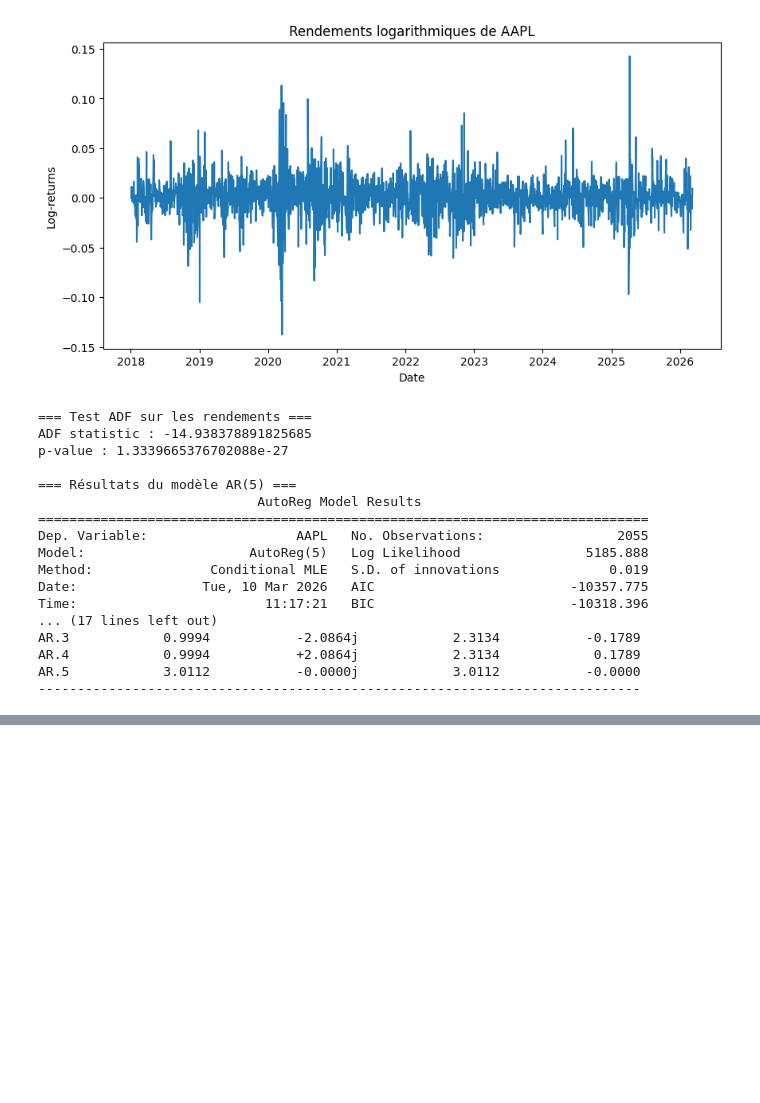
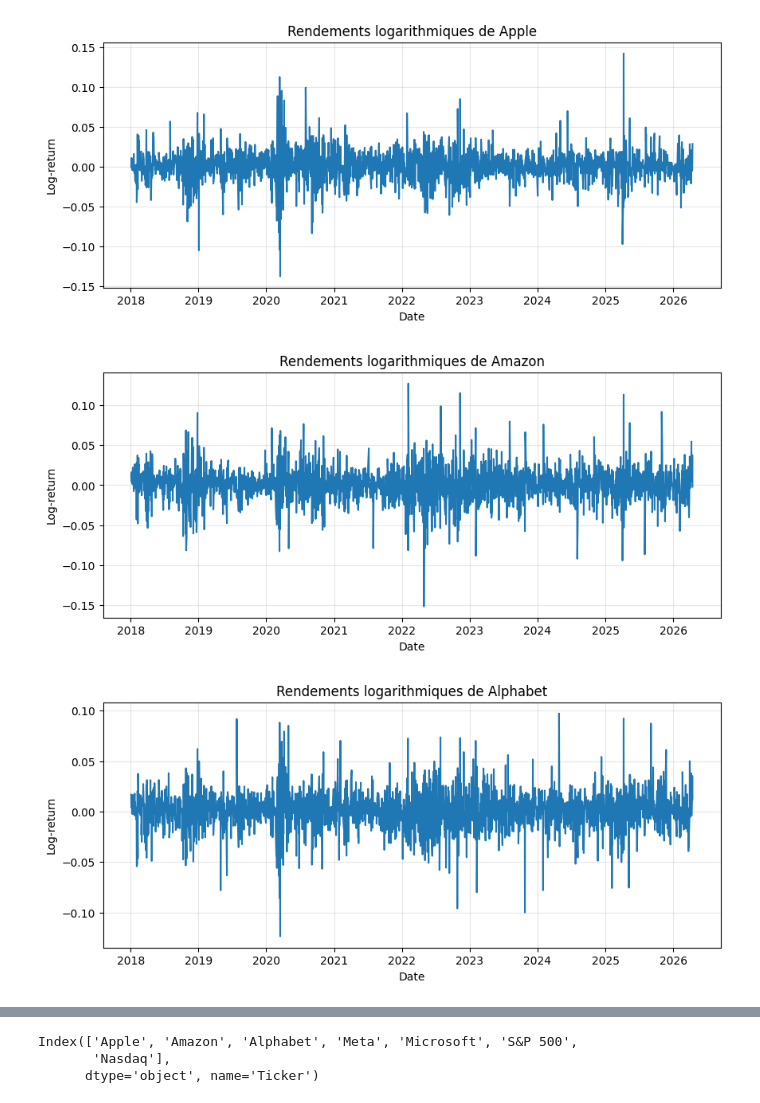
Before and after one commit to JadMzk/EconometricAnalysisGAFAM, a Jupyter notebook: univarie.ipynb, the cells around one changed output, grey strips where cells are left out. Drawn from its saved outputs; the diff is of its cells as text; code cells hidden in the pictures; blank space fills up the shorter version.

Commit message:
ajout univ: alpha beta, rendement, action

```diff
--- a/univarie.ipynb
+++ b/univarie.ipynb
@@ -32,14 +46,15 @@ from statsmodels.tsa.ar_model import AutoReg
 
 
 # choisir une entreprise
-ticker = "AAPL"
+tickers = ["AAPL", "AMZN", "META", "GOOGL", "MSFT","^GSPC","^IXIC"]
 
 # télécharger les données
-df = yf.download(ticker, start="2018-01-01")
+df = yf.download(tickers, start="2018-01-01")
 
 # garder uniquement le prix de clôture
 close = df["Close"]
 
 # afficher les premières lignes
 print(close)
+print(close.columns)
 # %% [output]
@@ -71,10 +123,12 @@ plt.show()
 # %%
 
 
-result = adfuller(close.dropna())
-
-print("ADF statistic:", result[0])
-print("p-value:", result[1])
+for col in close.columns:
+    result = adfuller(close[col].dropna())
+    print(f"{col}")
+    print("ADF statistic:", result[0])
+    print("p-value:", result[1])
+    print("-" * 30)
 
 #On ne rejette pas H0
 #La série des prix de l’action est non stationnaire.
@@ -84,44 +153,18 @@ p-value: 0.8784599249784406
 # %%
 
-# 5. Calcul des rendements logarithmiques
+# Rendements logarithmiques
 returns = np.log(close / close.shift(1)).dropna()
 
-# 6. Tracer les rendements
-plt.figure(figsize=(10,5))
-plt.plot(returns)
-plt.title(f"Rendements logarithmiques de {ticker}")
-plt.xlabel("Date")
-plt.ylabel("Log-returns")
-plt.show()
-
-# 7. Test ADF sur les rendements
-adf_returns = adfuller(returns)
-print("\n=== Test ADF sur les rendements ===")
-print("ADF statistic :", adf_returns[0])
-print("p-value :", adf_returns[1])
-
-
-model = AutoReg(returns, lags=5)
-results = model.fit()
-
-print("\n=== Résultats du modèle AR(5) ===")
-print(results.summary())
+# Un graphique par actif
+for col in returns.columns:
+    plt.figure(figsize=(10,4))
+    plt.plot(returns.index, returns[col])
+    plt.title(f"Rendements logarithmiques de {col}")
+    plt.xlabel("Date")
+    plt.ylabel("Log-return")
+    plt.grid(True, alpha=0.3)
+    plt.show()
 # %% [output]
-[figure, old version]
+[figure, new version]
-=== Test ADF sur les rendements ===
-ADF statistic : -14.938378891825685
-p-value : 1.3339665376702088e-27
-
-=== Résultats du modèle AR(5) ===
-                            AutoReg Model Results
-==============================================================================
-Dep. Variable:                   AAPL   No. Observations:                 2055
-Model:                     AutoReg(5)   Log Likelihood                5185.888
-Method:               Conditional MLE   S.D. of innovations              0.019
-Date:                Tue, 10 Mar 2026   AIC                         -10357.775
-Time:                        11:17:21   BIC                         -10318.396
-... (17 lines left out)
-AR.3            0.9994           -2.0864j            2.3134           -0.1789
-AR.4            0.9994           +2.0864j            2.3134            0.1789
-AR.5            3.0112           -0.0000j            3.0112           -0.0000
------------------------------------------------------------------------------
+[figure, added]
+[figure, added]
@@ -127,0 +175,6 @@ AR.5            3.0112           -0.0000j            3.0112           -0.0000
+# %%
+print(close.columns)
+# %% [output]
+Index(['Apple', 'Amazon', 'Alphabet', 'Meta', 'Microsoft', 'S&P 500',
+       'Nasdaq'],
+      dtype='object', name='Ticker')
```
Also changed, not shown: parts of 7 cells of this notebook.
